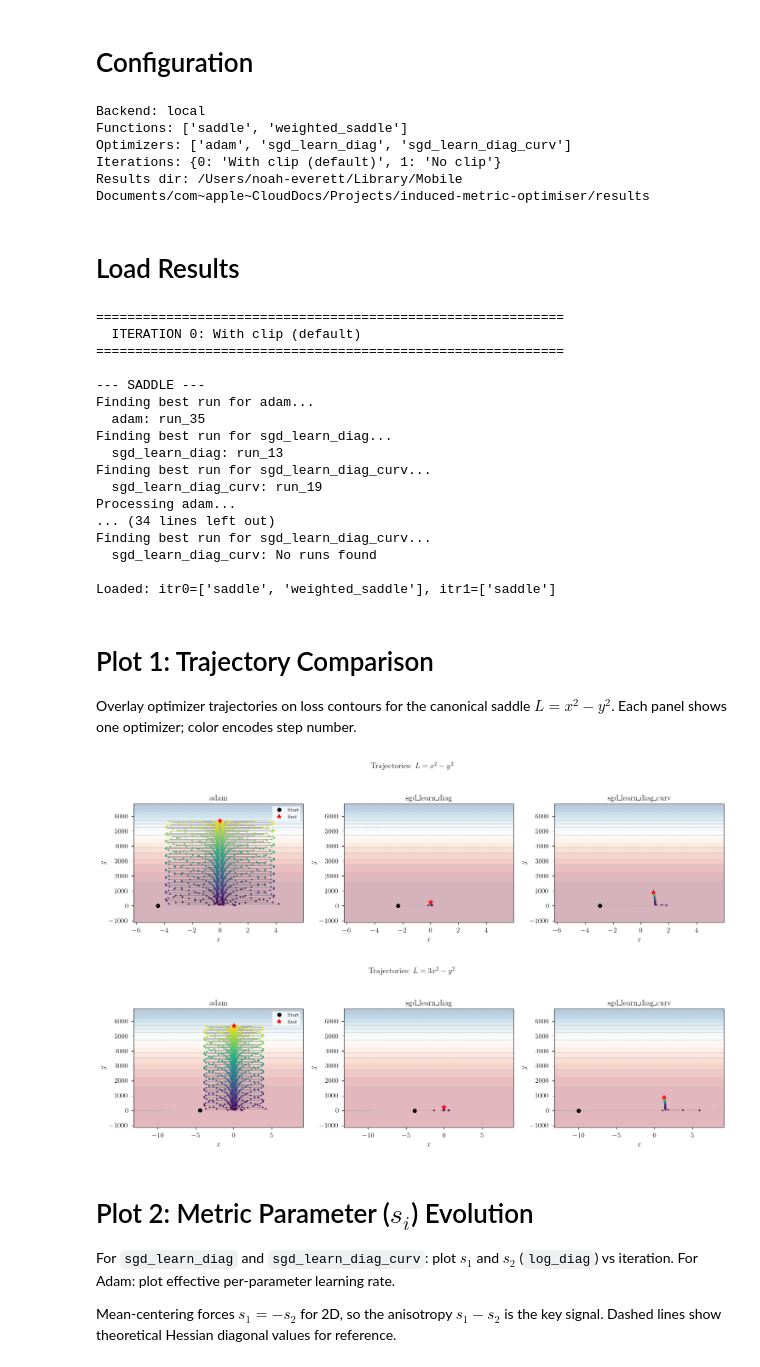
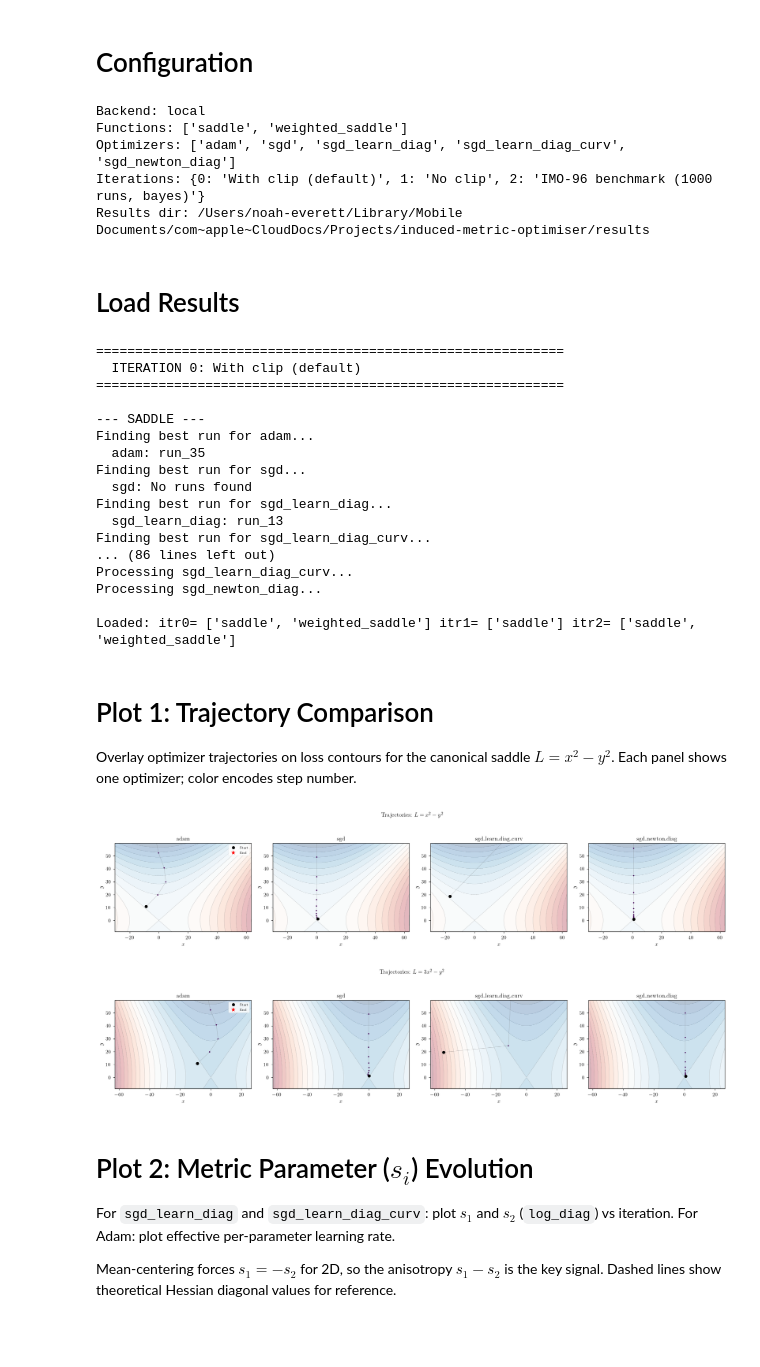
Before and after one commit to Noah-Everett/Induced-Metric-Optimiser, a Jupyter notebook: analysis/saddle_analysis.ipynb, the cells around one changed output. Saved outputs shown, nothing was run; the diff lists cells and outputs as text; code cells hidden in the pictures; blank space fills up the shorter version.

```diff
--- a/analysis/saddle_analysis.ipynb
+++ b/analysis/saddle_analysis.ipynb
@@ -71,6 +71,7 @@ FUNCTIONS = ['saddle', 'weighted_saddle']
 ITERATIONS = {
     0: "With clip (default)",
     1: "No clip",
+    2: "IMO-96 benchmark (1000 runs, bayes)",
 }
 
 # Function display names for plot titles
@@ -79,11 +80,13 @@ FUNCTION_TITLES = {
     'weighted_saddle': r'$L = 3x^2 - y^2$',
 }
 
+
 # Known Hessian diagonals (exact for quadratic saddles)
 HESSIAN_DIAG = {
     'saddle': (2.0, -2.0),
     'weighted_saddle': (6.0, -2.0),
 }
+
 
 # Auto-detect which optimizers have results for at least one function
 if BACKEND == "local":
@@ -110,8 +113,8 @@ print(f"Results dir: {os.path.abspath(RESULTS_DIR)}")
 # %% [output]
 Backend: local
 Functions: ['saddle', 'weighted_saddle']
-Optimizers: ['adam', 'sgd_learn_diag', 'sgd_learn_diag_curv']
-Iterations: {0: 'With clip (default)', 1: 'No clip'}
+Optimizers: ['adam', 'sgd', 'sgd_learn_diag', 'sgd_learn_diag_curv', 'sgd_newton_diag']
+Iterations: {0: 'With clip (default)', 1: 'No clip', 2: 'IMO-96 benchmark (1000 runs, bayes)'}
 Results dir: /Users/noah-everett/Library/Mobile Documents/com~apple~CloudDocs/Projects/induced-metric-optimiser/results
 # %% [markdown]
 # Load Results
@@ -172,10 +175,10 @@ for itr, itr_label in ITERATIONS.items():
     all_data[itr] = itr_hist
 
 # Default to iteration 0 for single-iteration plots
-all_best_runs = all_runs[0]
-all_history_data = all_data[0]
+all_best_runs = all_runs[2]
+all_history_data = all_data[2]
 
-print(f"\nLoaded: itr0={list(all_data.get(0,{}).keys())}, itr1={list(all_data.get(1,{}).keys())}")
+print("\nLoaded: itr0=", list(all_data.get(0,{}).keys()), "itr1=", list(all_data.get(1,{}).keys()), "itr2=", list(all_data.get(2,{}).keys()))
 # %% [output]
 ============================================================
   ITERATION 0: With clip (default)
@@ -184,16 +187,16 @@ print(f"\nLoaded: itr0={list(all_data.get(0,{}).keys())}, itr1={list(all_data.ge
 --- SADDLE ---
 Finding best run for adam...
   adam: run_35
+Finding best run for sgd...
+  sgd: No runs found
 Finding best run for sgd_learn_diag...
   sgd_learn_diag: run_13
 Finding best run for sgd_learn_diag_curv...
-  sgd_learn_diag_curv: run_19
-Processing adam...
-... (34 lines left out)
-Finding best run for sgd_learn_diag_curv...
-  sgd_learn_diag_curv: No runs found
+... (86 lines left out)
+Processing sgd_learn_diag_curv...
+Processing sgd_newton_diag...
 
-Loaded: itr0=['saddle', 'weighted_saddle'], itr1=['saddle']
+Loaded: itr0= ['saddle', 'weighted_saddle'] itr1= ['saddle'] itr2= ['saddle', 'weighted_saddle']
 # %% [markdown]
 # Plot 1: Trajectory Comparison
 
@@ -226,8 +229,13 @@ def _auto_lims(history_data, pad=0.2):
             all_y.extend(py.tolist())
     if not all_x:
         return (-2, 2), (-2, 2)
-    xmin, xmax = min(all_x), max(all_x)
-    ymin, ymax = min(all_y), max(all_y)
+    # Clamp to finite values and cap range to avoid contour failures
+    all_x = [v for v in all_x if np.isfinite(v)]
+    all_y = [v for v in all_y if np.isfinite(v)]
+    if not all_x:
+        return (-2, 2), (-2, 2)
+    xmin, xmax = max(min(all_x), -50), min(max(all_x), 50)
+    ymin, ymax = max(min(all_y), -50), min(max(all_y), 50)
     dx = max(xmax - xmin, 0.5) * pad
     dy = max(ymax - ymin, 0.5) * pad
     return (xmin - dx, xmax + dx), (ymin - dy, ymax + dy)
@@ -266,35 +274,35 @@ def plot_trajectories(func_name, history_data, optimizers_to_plot=None,
 
         if px is not None and py is not None:
             n_steps = len(px)
             cmap_traj = cm.viridis
             step_colors = [cmap_traj(i / max(n_steps - 1, 1)) for i in range(n_steps)]
             ax.scatter(px, py, c=step_colors, s=8, zorder=3, edgecolors="none")
             ax.plot(px, py, color="0.4", linewidth=0.5, alpha=0.5, zorder=2)
             ax.plot(px[0], py[0], "ko", markersize=7, zorder=4, label="Start")
             ax.plot(px[-1], py[-1], "r*", markersize=10, zorder=4, label="End")
 
         ax.set_xlabel(r"$x$")
         ax.set_ylabel(r"$y$")
         ax.set_title(opt_name.replace("_", r"\_"))
         ax.set_xlim(xlim)
         ax.set_ylim(ylim)
         if ax is axes[0]:
             ax.legend(fontsize=8)
 
     fig.suptitle(f"Trajectories: {title}", fontsize=13)
     fig.tight_layout(rect=[0, 0, 1, 0.93])
     return fig
 
 
 for func_name in FUNCTIONS:
     if func_name not in all_history_data:
         continue
     fig = plot_trajectories(func_name, all_history_data[func_name])
     if fig is not None:
         plt.show()
 # %% [output]
-[figure, old version]
+[figure, new version]
-[figure, old version]
+[figure, new version]
 # %% [markdown]
 # Plot 2: Metric Parameter ($s_i$) Evolution
 
```
Also changed, not shown: parts of 9 cells of this notebook, 1 other file.
